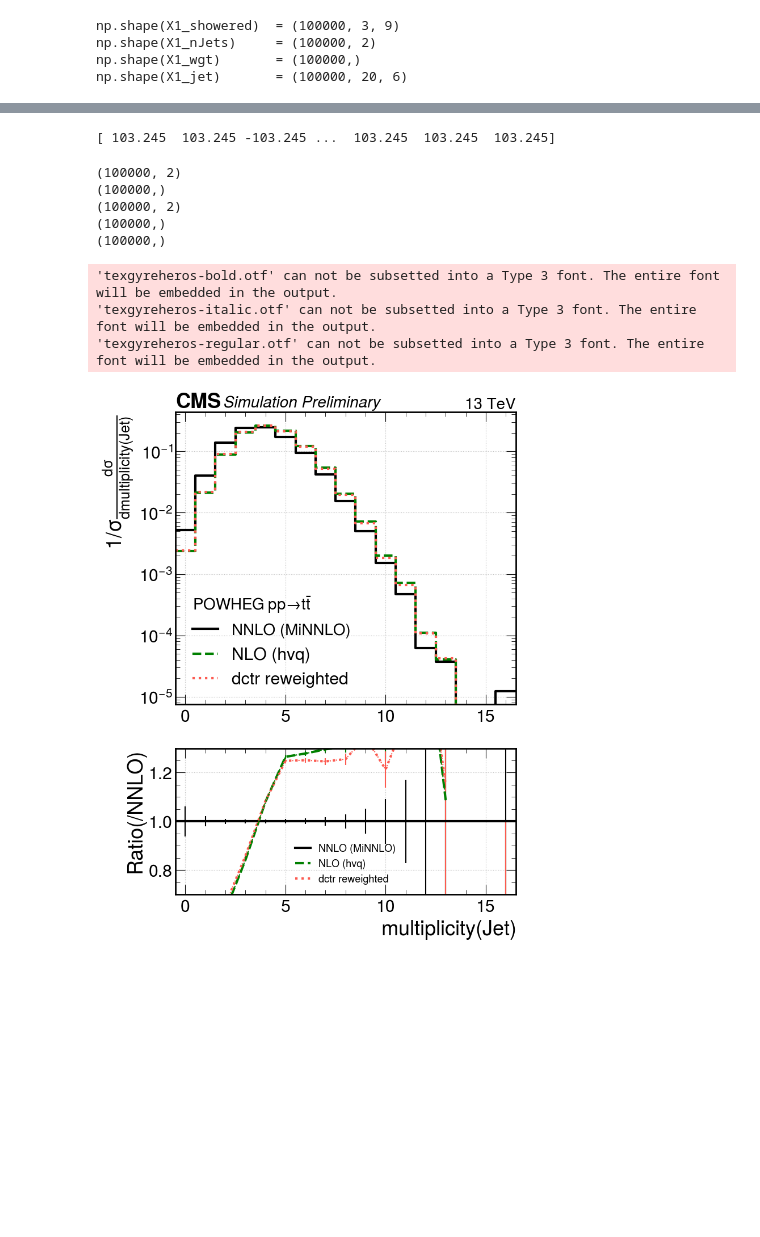
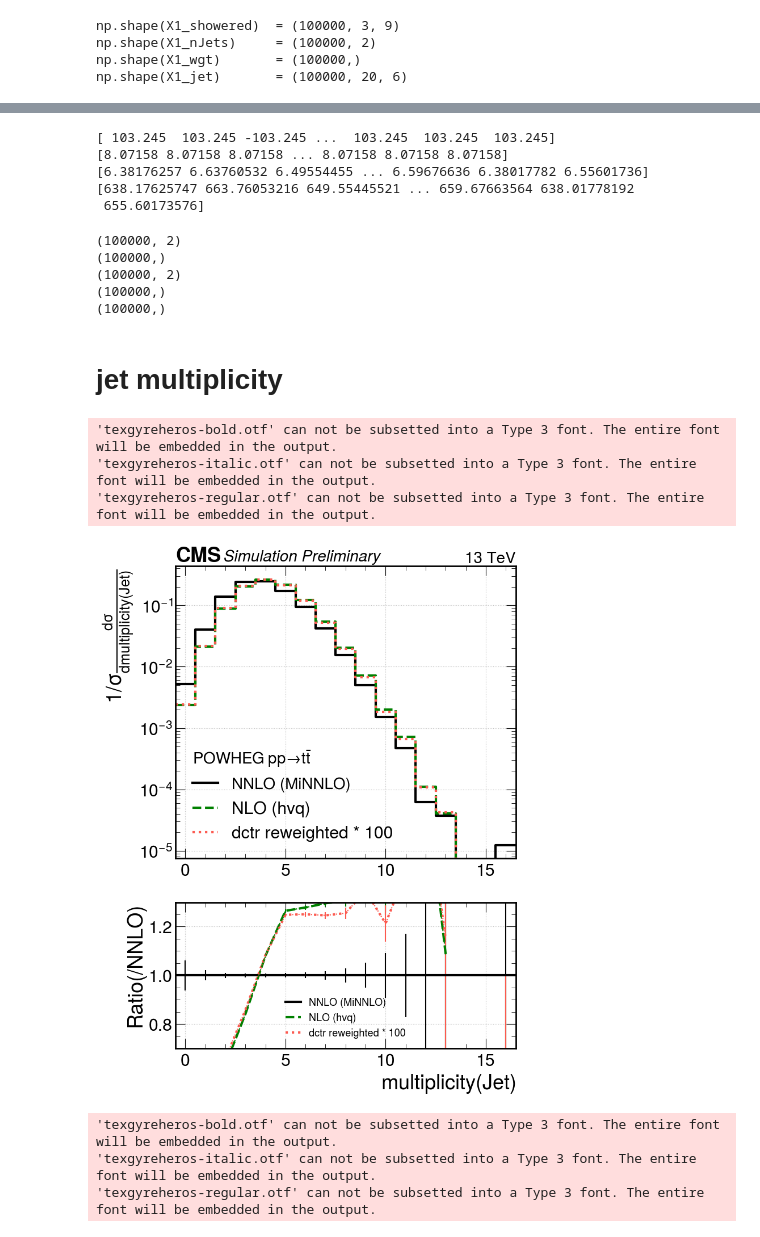
Before and after one commit to finnpuschmann/DCTR_FP, a Jupyter notebook: 20240603_shower_jets/DCTR_jets_notebook.ipynb, the cells around one changed output, grey strips where cells are left out. Drawn from its saved outputs; the diff is of its cells as text; code cells hidden in the pictures; blank space fills up the shorter version.

```diff
--- a/20240603_shower_jets/DCTR_jets_notebook.ipynb
+++ b/20240603_shower_jets/DCTR_jets_notebook.ipynb
@@ -58,26 +62,18 @@ X1_showered = []
 X1_nJets = []
 X1_jet = []
 for i in range(11):
-    X1_showered.extend(np.load(f'{data_dir}/MiNNLO/converted_lhe_MiNNLO_{990 + i:04d}.npy'))
-    X1_nJets.extend(np.load(f'{data_dir}/MiNNLO/jet_multiplicity_MiNNLO_{990 + i:04d}.npy'))
-    X1_jet.extend(np.load(f'{data_dir}/MiNNLO/jet_4vectors_MiNNLO_{990 + i:04d}.npy'))
+    X1_showered.extend(np.load(f'{data_dir}/MiNNLO/showered/converted_lhe_MiNNLO_{990 + i:04d}.npy'))
+    X1_nJets.extend(np.load(f'{data_dir}/MiNNLO/showered/jet_multiplicity_MiNNLO_{990 + i:04d}.npy'))
+    X1_jet.extend(np.load(f'{data_dir}/MiNNLO/showered/jet_4vectors_MiNNLO_{990 + i:04d}.npy'))
 
-X1_showered = X1_showered[:num_events]
+X1_showered = np.array(X1_showered[:num_events])
 X1_nJets = np.array(X1_nJets[:num_events])
 X1_jet = np.array(X1_jet[:num_events])
-
-# nrm data and save to disk (only needed to run once)
-# X1_nrm, _ = DCTR.normalize_data(X1_showered.copy(), nrm_array)
-# np.save(f'{data_dir}/hvq/normed_lhe_MiNNLO.npy', X1_nrm)
-
-# X1_nrm = np.load(f'{data_dir}/hvq/normed_lhe_MiNNLO.npy')[:num_events]
-
 
 X1_wgt = X1_nJets[0:100000, 1]
 
 
 print(f'{np.shape(X1_showered)  = }')
-# print(f'{np.shape(X1_nrm)       = }')
 print(f'{np.shape(X1_nJets)     = }')
 print(f'{np.shape(X1_wgt)       = }')
 print(f'{np.shape(X1_jet)       = }')
@@ -134,9 +124,11 @@ model = '../20240521_showered_new/train_20240522/super_epoch_6/run_0/s-6_b-13107
 with tf.device('CPU'):
     dctr_rwgt = DCTR.get_rwgt([model], X0_nrm) # .tf models also include network architecture. get_rwgt() sets up the network for the (list of) models, then calls predict_weights() like in DCTR_notebook_OLD_14-to-13TeV notebook
 # plot and check dctr rwgt
-wgts = [(dctr_rwgt[0], r'DCTR NLO $\to$ NNLO reweights')]
-DCTR.plot_weights(wgts, start = 0.1, stop = 10)
+wgts_plot = [(dctr_rwgt[0], r'DCTR NLO $\to$ NNLO reweights')]
+DCTR.plot_weights(wgts_plot, start = 0.1, stop = 10)
 
 # apply orginal generator weights to rwgt
 rwgt = np.multiply(dctr_rwgt[0], X0_wgt)
+
+rwgt_100 = rwgt * 100
 # %% [output]
@@ -143,8 +145,16 @@ rwgt = np.multiply(dctr_rwgt[0], X0_wgt)
 [figure]
-# %%
-print(X1_wgt)
-# %% [output]
-[ 103.245  103.245 -103.245 ...  103.245  103.245  103.245]
+# %%
+print(X1_wgt)
+print(X0_wgt)
+
+print(rwgt)
+print(rwgt_100)
+# %% [output]
+[ 103.245  103.245 -103.245 ...  103.245  103.245  103.245]
+[8.07158 8.07158 8.07158 ... 8.07158 8.07158 8.07158]
+[6.38176257 6.63760532 6.49554455 ... 6.59676636 6.38017782 6.55601736]
+[638.17625747 663.76053216 649.55445521 ... 659.67663564 638.01778192
+ 655.60173576]
 # %%
 print(np.shape(X1_nJets))
 print(np.shape(X1_wgt))
@@ -159,17 +169,31 @@ print(np.shape(rwgt))
 (100000, 2)
 (100000,)
 (100000,)
+# %% [markdown]
+# jet multiplicity
 # %%
+args_multiplicity = [(X1_nJets[:,0], X1_wgt, 'NNLO (MiNNLO)'),
+                     (X0_nJets[:,0], X0_wgt, 'NLO (hvq)'),
+                     (X0_nJets[:,0], rwgt_100, 'dctr reweighted * 100')]
+
+
+bins = np.linspace(-0.5, 16.5, 18)
+
+DCTR.plot_ratio_cms(args_multiplicity, bins = bins, y_scale = 'log', ratio_ylim=[0.7, 1.3], part_label='Jet', arg_label='multiplicity', unit='', inv_unit='')
+
+
+
 args_multiplicity = [(X1_nJets[:,0], X1_wgt, 'NNLO (MiNNLO)'),
                      (X0_nJets[:,0], X0_wgt, 'NLO (hvq)'),
                      (X0_nJets[:,0], rwgt, 'dctr reweighted')]
 
 
-bins = np.linspace(-0.5, 16.5, 18)
-
 DCTR.plot_ratio_cms(args_multiplicity, bins = bins, y_scale = 'log', ratio_ylim=[0.7, 1.3], part_label='Jet', arg_label='multiplicity', unit='', inv_unit='')
 # %% [output]
 'texgyreheros-bold.otf' can not be subsetted into a Type 3 font. The entire font will be embedded in the output.
 'texgyreheros-italic.otf' can not be subsetted into a Type 3 font. The entire font will be embedded in the output.
 'texgyreheros-regular.otf' can not be subsetted into a Type 3 font. The entire font will be embedded in the output.
-[figure, old version]
+[figure, new version]
+'texgyreheros-bold.otf' can not be subsetted into a Type 3 font. The entire font will be embedded in the output.
+'texgyreheros-italic.otf' can not be subsetted into a Type 3 font. The entire font will be embedded in the output.
+'texgyreheros-regular.otf' can not be subsetted into a Type 3 font. The entire font will be embedded in the output.
```
Also changed, not shown: parts of 17 cells of this notebook, 2 other files.
